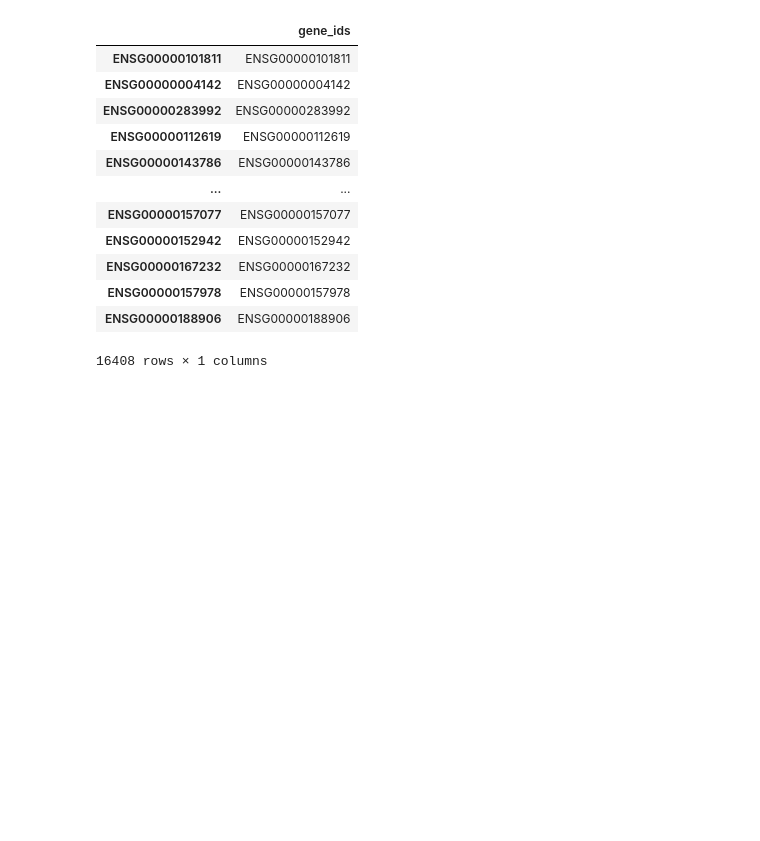
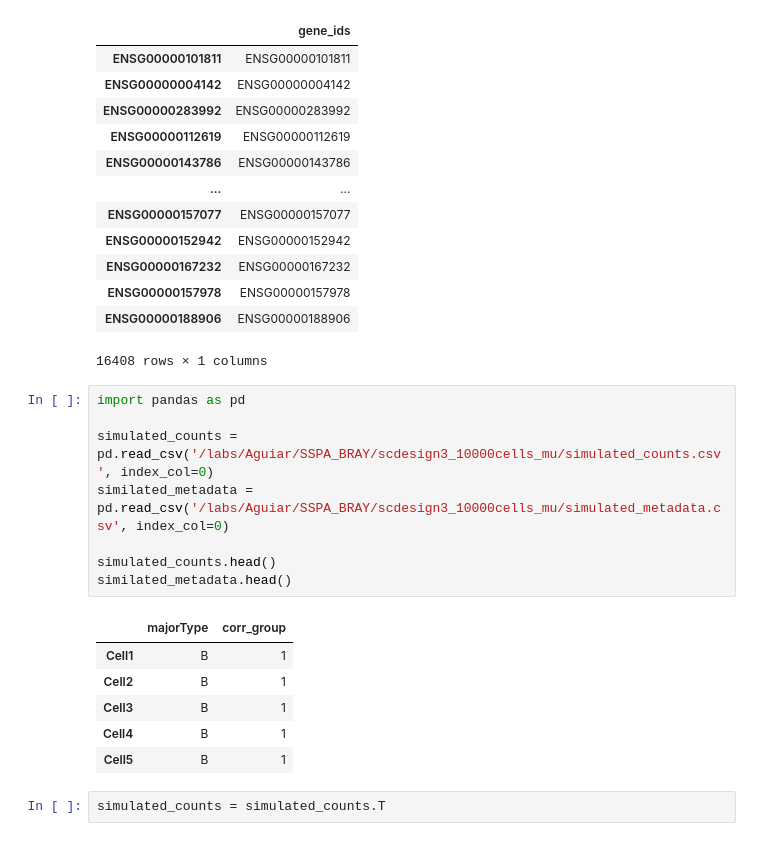
Before and after one commit to tsyasenpoor/sspa_vi, a Jupyter notebook: VariationalInference/scdesign3/t.ipynb, the cells around one changed output. Saved outputs shown, nothing was run; the diff lists cells and outputs as text; blank space fills up the shorter version.

```diff
--- a/VariationalInference/scdesign3/t.ipynb
+++ b/VariationalInference/scdesign3/t.ipynb
@@ -85,3 +85,20 @@ covid_adata.var
 | ENSG00000157978 | ENSG00000157978 |
 | ENSG00000188906 | ENSG00000188906 |
 16408 rows × 1 columns
+# %%
+import pandas as pd
+
+simulated_counts = pd.read_csv('/labs/Aguiar/SSPA_BRAY/scdesign3_10000cells_mu/simulated_counts.csv', index_col=0)
+similated_metadata = pd.read_csv('/labs/Aguiar/SSPA_BRAY/scdesign3_10000cells_mu/simulated_metadata.csv', index_col=0)
+
+simulated_counts.head()
+similated_metadata.head()
+# %% [output]
+|  | majorType | corr_group |
+| Cell1 | B | 1 |
+| Cell2 | B | 1 |
+| Cell3 | B | 1 |
+| Cell4 | B | 1 |
+| Cell5 | B | 1 |
+# %%
+simulated_counts = simulated_counts.T
```
Also changed, not shown: parts of 5 cells of this notebook, 3 other files.
